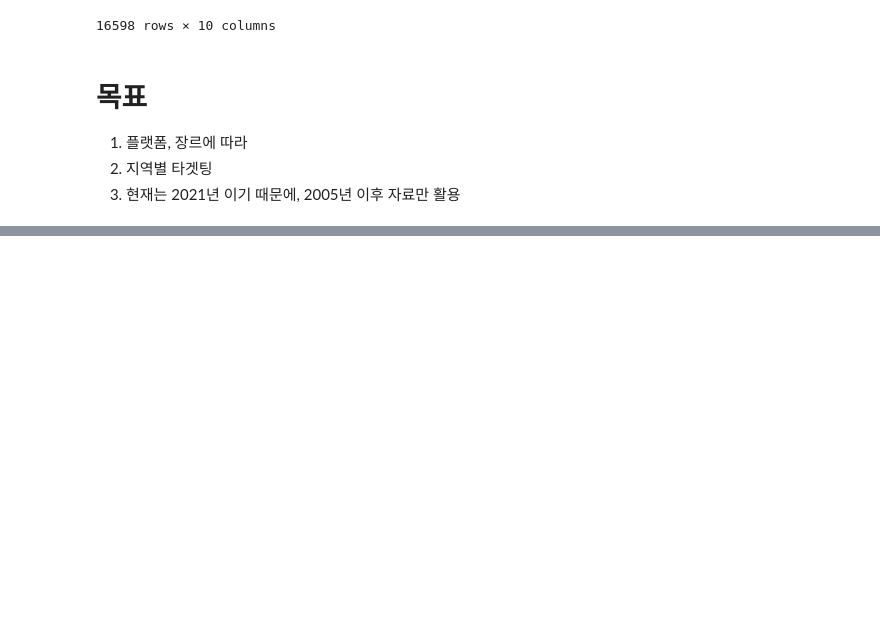
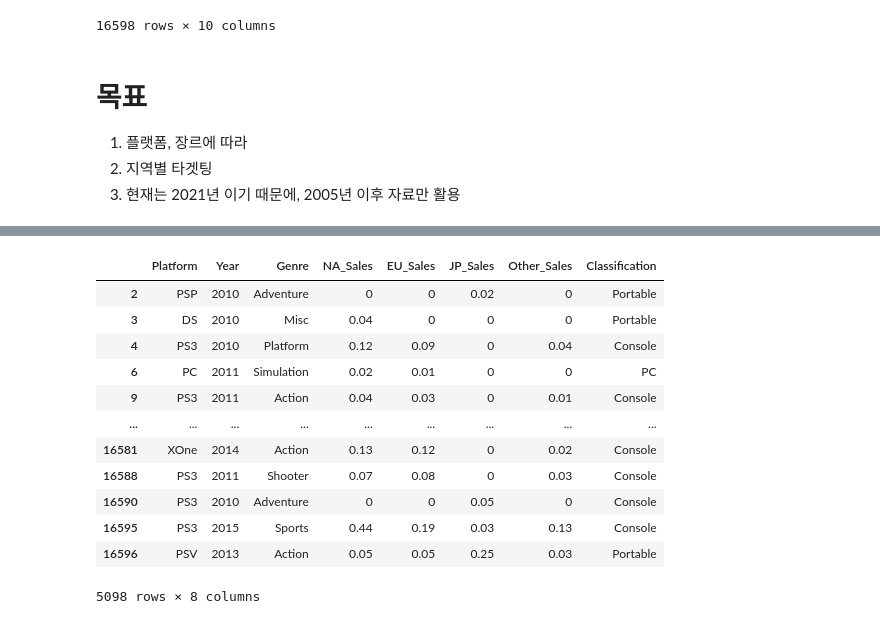
Before and after one commit to Shena2/project, a Jupyter notebook: section1_project.ipynb, the cells around one changed output, grey strips where cells are left out. Drawn from its saved outputs; the diff is of its cells as text; code cells hidden in the pictures; blank space fills up the shorter version.

```diff
--- a/section1_project.ipynb
+++ b/section1_project.ipynb
@@ -106,0 +135,17 @@ df1_decade
+# %%
+df1_after2010.dtypes
+df1_after2010
+# %% [output]
+|  | Platform | Year | Genre | NA_Sales | EU_Sales | JP_Sales | Other_Sales | Classification |
+| 2 | PSP | 2010 | Adventure | 0 | 0 | 0.02 | 0 | Portable |
+| 3 | DS | 2010 | Misc | 0.04 | 0 | 0 | 0 | Portable |
+| 4 | PS3 | 2010 | Platform | 0.12 | 0.09 | 0 | 0.04 | Console |
+| 6 | PC | 2011 | Simulation | 0.02 | 0.01 | 0 | 0 | PC |
+| 9 | PS3 | 2011 | Action | 0.04 | 0.03 | 0 | 0.01 | Console |
+| ... | ... | ... | ... | ... | ... | ... | ... | ... |
+| 16581 | XOne | 2014 | Action | 0.13 | 0.12 | 0 | 0.02 | Console |
+| 16588 | PS3 | 2011 | Shooter | 0.07 | 0.08 | 0 | 0.03 | Console |
+| 16590 | PS3 | 2010 | Adventure | 0 | 0 | 0.05 | 0 | Console |
+| 16595 | PS3 | 2015 | Sports | 0.44 | 0.19 | 0.03 | 0.13 | Console |
+| 16596 | PSV | 2013 | Action | 0.05 | 0.05 | 0.25 | 0.03 | Portable |
+5098 rows × 8 columns
```
Also changed, not shown: parts of 5 cells of this notebook.
